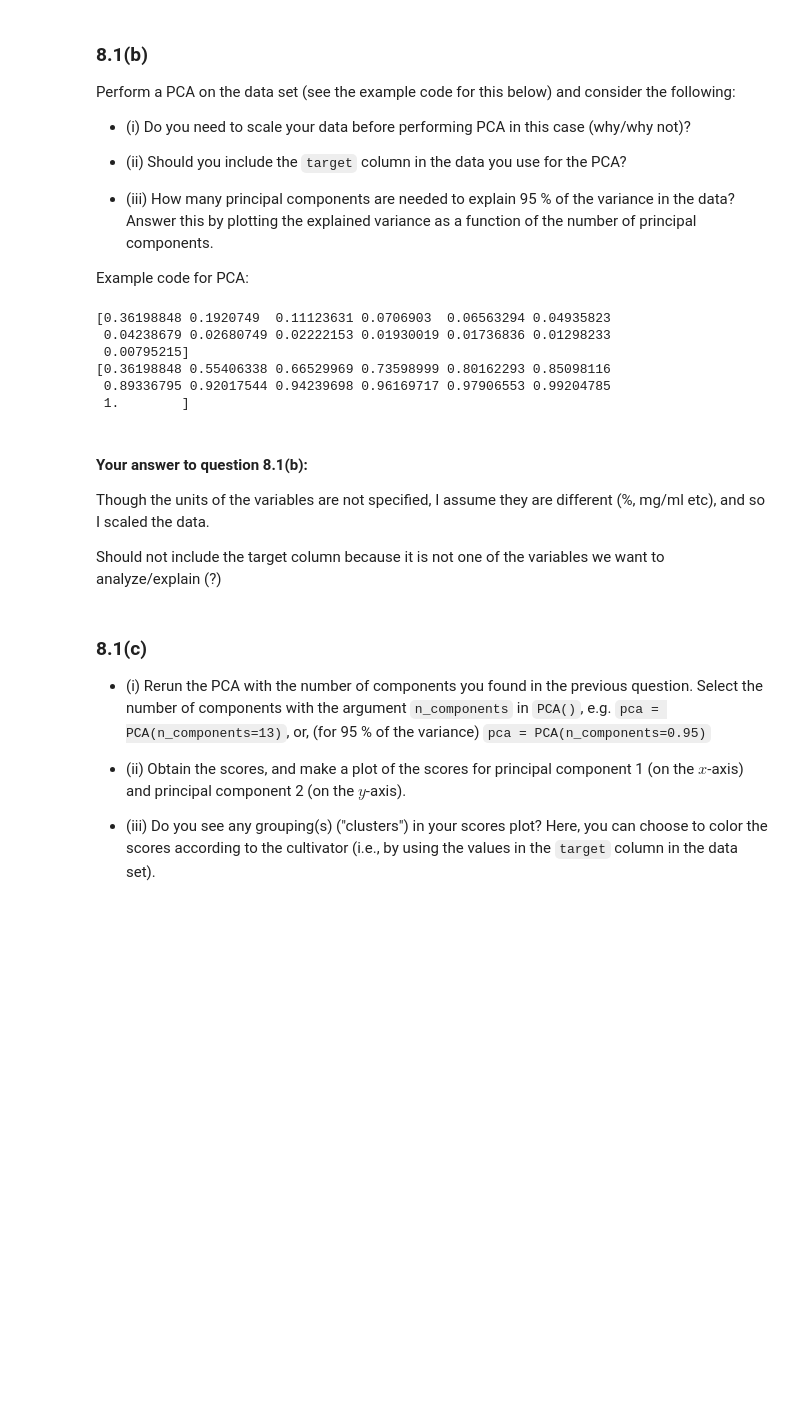
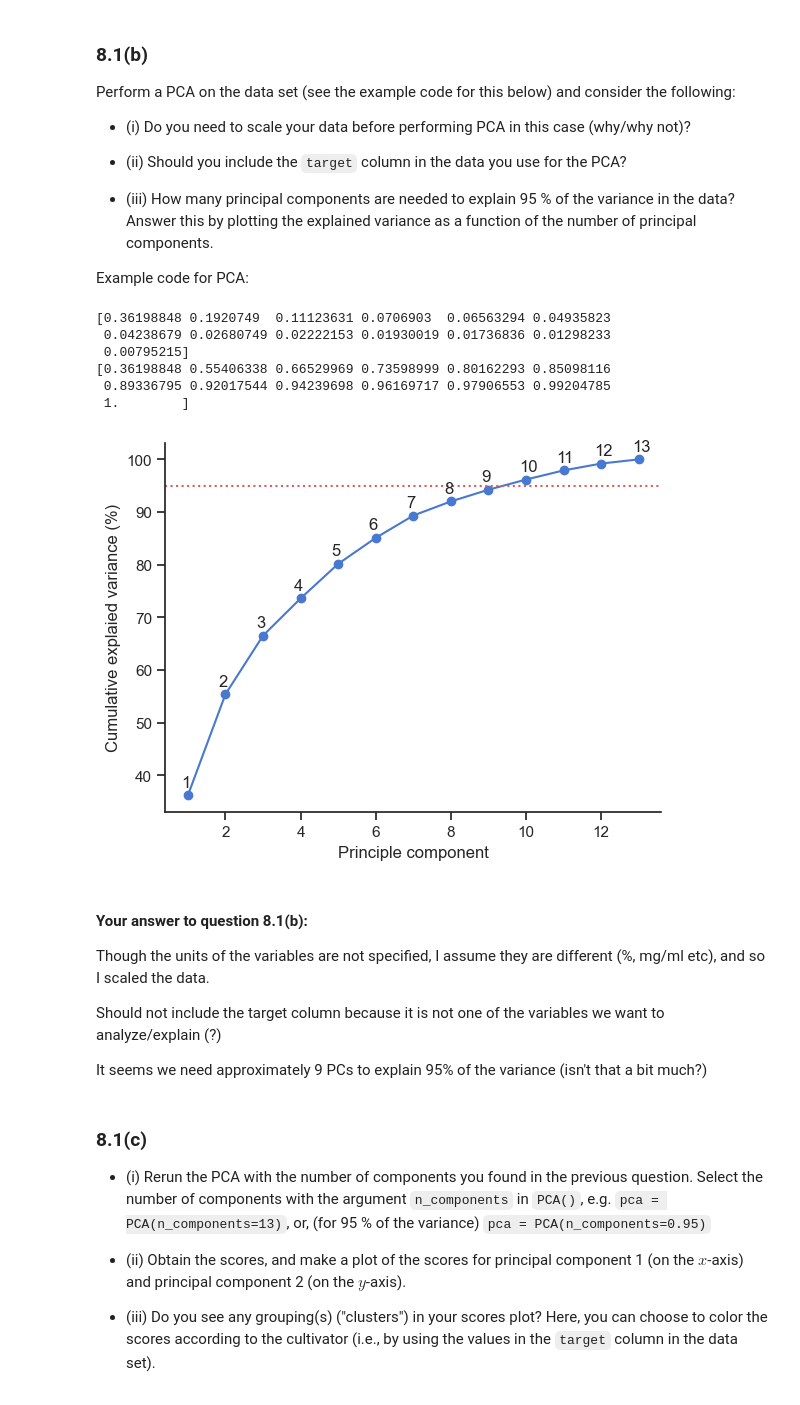
Before and after one commit to joachsob/chemometrics, a Jupyter notebook: exercises/08_Exercise_Set_8.ipynb, the cells around one changed output. Drawn from its saved outputs; the diff is of its cells as text; code cells hidden in the pictures; blank space fills up the shorter version.

```diff
--- a/exercises/08_Exercise_Set_8.ipynb
+++ b/exercises/08_Exercise_Set_8.ipynb
@@ -186,36 +186,58 @@ Example code for PCA:
 # %%
 """Load the wine data set and run PCA."""
 from sklearn.datasets import load_wine
 from sklearn.decomposition import PCA
 from sklearn.preprocessing import scale
 
 data_set = load_wine(as_frame=True)["frame"]
-variables = [i for i in data_set.columns if i != "target"]
+variables = [i for i in data_set.columns if i != "target"] # selects variables for pca from data set excluding the target column
 X = data_set[variables].to_numpy()
 
 # Uncomment the following line to scale your data:
 X = scale(X)
 pca = PCA()
 scores = pca.fit_transform(X)
 
 # Print out the percentage of variance explained by each component:
 variance_ratio = pca.explained_variance_ratio_
 print(variance_ratio)
 # To get the cumulative variance explained, you can do the following:
 print(np.cumsum(variance_ratio))
+
+# print(len(variance_ratio))
+pcs = 1 + np.arange(len(variance_ratio))
+cumsum = np.cumsum(variance_ratio) * 100
+labels = pcs
+
+
+
+fig, ax = plt.subplots()
+ax.plot(pcs, cumsum,
+        marker = "o")
+ax.set_xlabel("Principle component")
+ax.set_ylabel("Cumulative explaied variance (%)")
+ax.axhline(y = 95, ls = ":", color = "r")
+
+for x,y, label in zip(pcs, cumsum, labels):
+    ax.annotate(label, xy = (x,y), xytext = (-5, 6), textcoords="offset points")
+
+sns.despine(fig=fig)
 # %% [output]
 [0.36198848 0.1920749  0.11123631 0.0706903  0.06563294 0.04935823
  0.04238679 0.02680749 0.02222153 0.01930019 0.01736836 0.01298233
  0.00795215]
 [0.36198848 0.55406338 0.66529969 0.73598999 0.80162293 0.85098116
  0.89336795 0.92017544 0.94239698 0.96169717 0.97906553 0.99204785
  1.        ]
+[figure, added]
 # %% [markdown]
 #### Your answer to question 8.1(b):
 
 Though the units of the variables are not specified, I assume they are different (%, mg/ml etc), and so I scaled the data.
 
 Should not include the target column because it is not one of the variables we want to analyze/explain (?)
+
+It seems we need approximately 9 PCs to explain 95% of the variance (isn't that a bit much?)
 # %% [markdown]
 ### 8.1(c)
 
```
Also changed, not shown: parts of 17 cells of this notebook, 3 other files.
